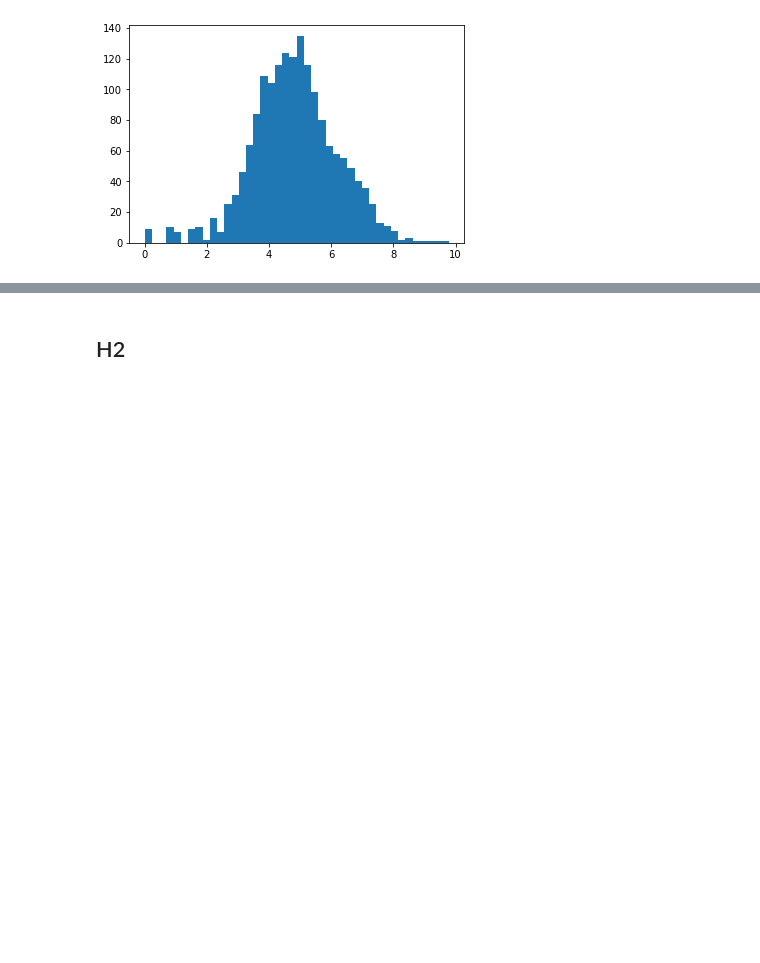
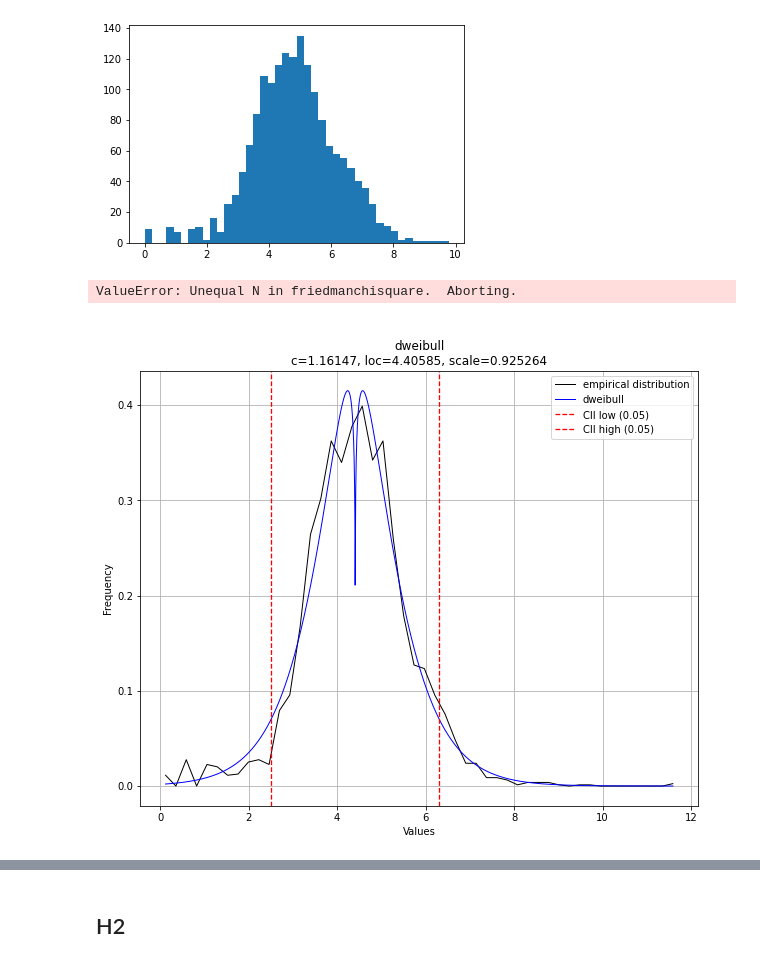
Before and after one commit to velitchko/graph-vis-evaluation-ext, a Jupyter notebook: python/Hypotheses.ipynb, the cells around one changed output, grey strips where cells are left out. Drawn from its saved outputs; the diff is of its cells as text; code cells hidden in the pictures; blank space fills up the shorter version.

```diff
--- a/python/Hypotheses.ipynb
+++ b/python/Hypotheses.ipynb
@@ -188,0 +201,8 @@ h1_m_df_t1 = h1_m_df.loc[h1_m_df['task_type'] == 't3']
+# %%
+friedmanchisquare(original_df['time'], h1_nl_df_t2['time_trans'], h1_nl_df_t3['time_trans'])
+# %% [output]
+ValueError: Unequal N in friedmanchisquare.  Aborting.
+# %%
+check_dist(box_cox(original_df['time']))
+# %% [output]
+[figure, added]
```
Also changed, not shown: parts of 53 cells of this notebook.
